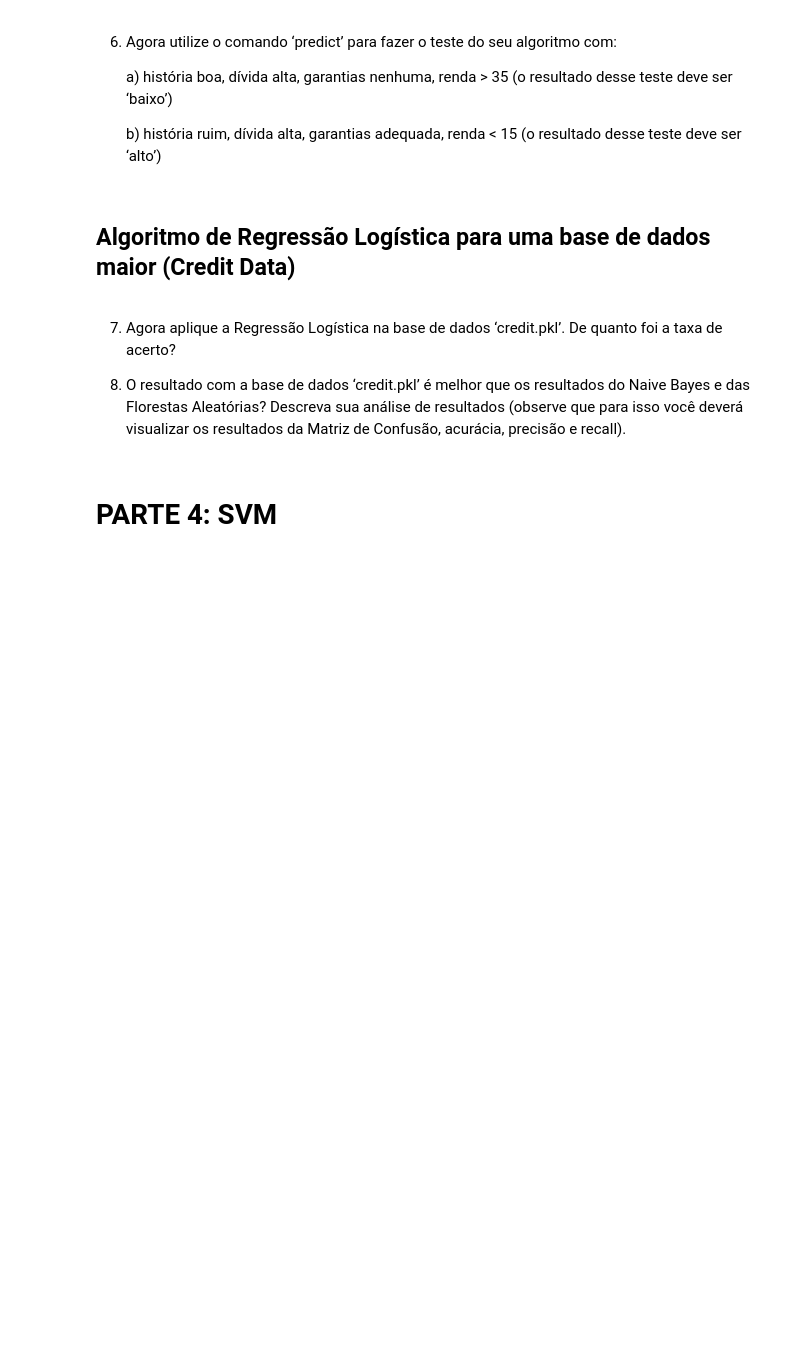
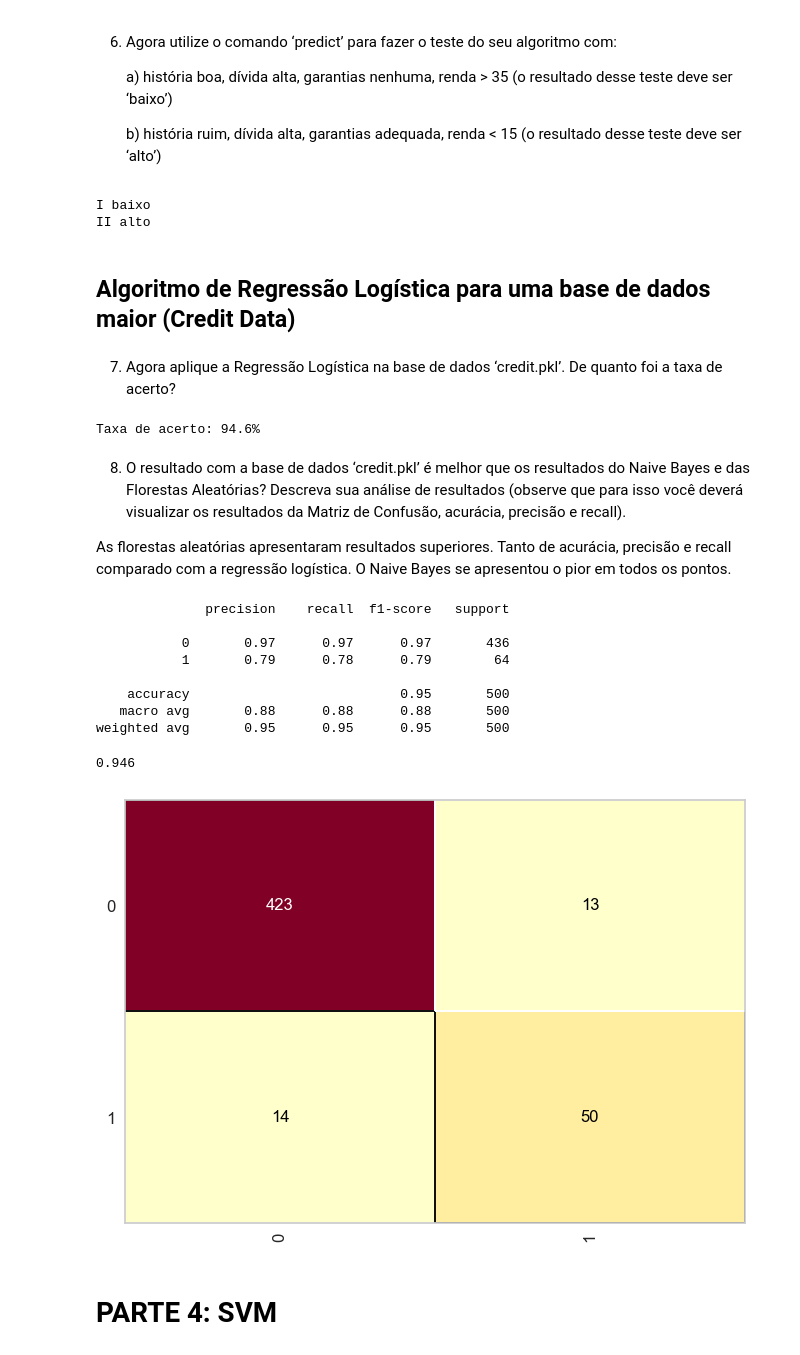
Before and after one commit to GuerreiroG/aprendizado_de_maquina, a Jupyter notebook: Naive Bayes/TRABALHO_3_RegressãoLogística_SVM.ipynb, the cells around one changed output. Cells and saved outputs as stored; diff of their text form; code cells hidden in the pictures; blank space fills up the shorter version.

```diff
--- a/Naive Bayes/TRABALHO_3_RegressãoLogística_SVM.ipynb
+++ b/Naive Bayes/TRABALHO_3_RegressãoLogística_SVM.ipynb
@@ -36,6 +36,8 @@ array([[2, 0, 1, 0],
 # %%
 # 2 = moderado
 indices_moderado = [i for i, valor in enumerate(y_risco_credito) if valor == 2]
+y_risco_credito = np.delete(y_risco_credito, indices_moderado)
 X_risco_credito = np.delete(X_risco_credito, indices_moderado, axis=0)
+print(y_risco_credito)
 X_risco_credito
 # %% [output]
@@ -46,4 +59,5 @@ IndexError: index 11 is out of bounds for axis 0 with size 11
 # %%
 from sklearn.linear_model import LogisticRegression
 
-regressao_logistica = LogisticRegression(random_state=0)
+regressao_logistica = LogisticRegression(random_state=1)
+regressao_logistica.fit(X_risco_credito, y_risco_credito)
@@ -61,11 +85,59 @@ array([[-0.76704533,  0.23906678, -0.47976059,  1.12186218]])
 
     b) história ruim, dívida alta, garantias adequada, renda < 15
     (o resultado desse teste deve ser ‘alto’)
+# %%
+nomes_classes = ['alto', 'baixo', 'moderado']
+
+i = [[0, 0, 1, 2]]
+previsao = regressao_logistica.predict(i)
+print('I', nomes_classes[previsao[0]])
+
+ii = [[2, 0, 0, 0]]
+previsao = regressao_logistica.predict(ii)
+print('II', nomes_classes[previsao[0]])
+# %% [output]
+I baixo
+II alto
 # %% [markdown]
 ## Algoritmo de Regressão Logística para uma base de dados maior (Credit Data)
+# %% [markdown]
+7. Agora aplique a Regressão Logística na base de dados ‘credit.pkl’. De quanto foi a taxa de acerto?
+# %%
+from sklearn.metrics import accuracy_score, classification_report
+
+with open('credit.pkl', 'rb') as f:
+    X_credit_treinamento, y_credit_treinamento, X_credit_teste, y_credit_teste = pickle.load(f)
+
+regressao_logistica.fit(X_credit_treinamento, y_credit_treinamento)
+
+previsao = regressao_logistica.predict(X_credit_teste)
+
+taxa_de_acerto = accuracy_score(y_credit_teste, previsao)
+print(f"Taxa de acerto: {taxa_de_acerto*100}%")
+# %% [output]
+Taxa de acerto: 94.6%
 # %% [markdown]
-7. Agora aplique a Regressão Logística na base de dados ‘credit.pkl’. De quanto foi a taxa de acerto?
+8. O resultado com a base de dados ‘credit.pkl’ é melhor que os resultados do Naive Bayes e das Florestas Aleatórias? Descreva sua análise de resultados (observe que para isso você deverá visualizar os resultados da Matriz de Confusão, acurácia, precisão e recall).
 
-8. O resultado com a base de dados ‘credit.pkl’ é melhor que os resultados do Naive Bayes e das Florestas Aleatórias? Descreva sua análise de resultados (observe que para isso você deverá visualizar os resultados da Matriz de Confusão, acurácia, precisão e recall).
+As florestas aleatórias apresentaram resultados superiores. Tanto de acurácia, precisão e recall comparado com a regressão logística. O Naive Bayes se apresentou o pior em todos os pontos.
+# %%
+from yellowbrick.classifier import ConfusionMatrix
+
+print(classification_report(y_credit_teste, previsao))
+
+cm = ConfusionMatrix(regressao_logistica)
+cm.fit(X_credit_treinamento, y_credit_treinamento)
+cm.score(X_credit_teste, y_credit_teste)
+# %% [output]
+              precision    recall  f1-score   support
+
+           0       0.97      0.97      0.97       436
+           1       0.79      0.78      0.79        64
+
+    accuracy                           0.95       500
+   macro avg       0.88      0.88      0.88       500
+weighted avg       0.95      0.95      0.95       500
+0.946
+[figure, added]
 # %% [markdown]
 # PARTE 4: SVM
```
Also changed, not shown: parts of 19 cells of this notebook, 3 other files.
